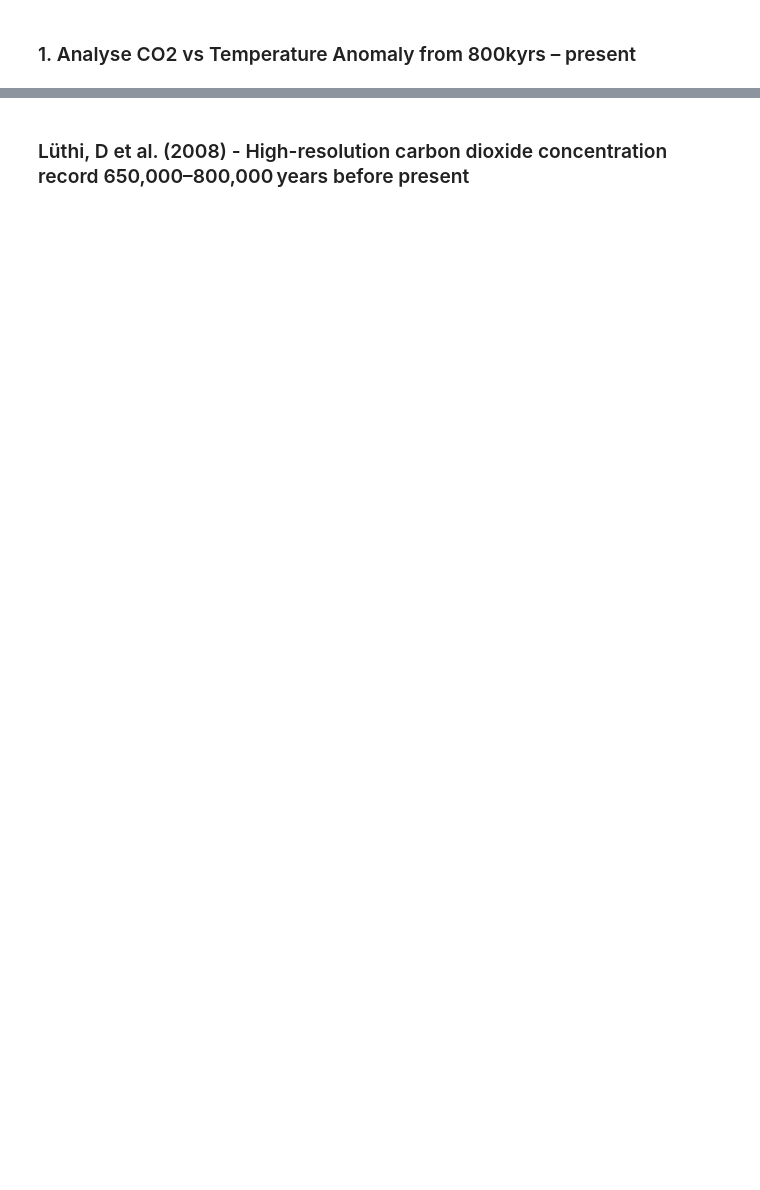
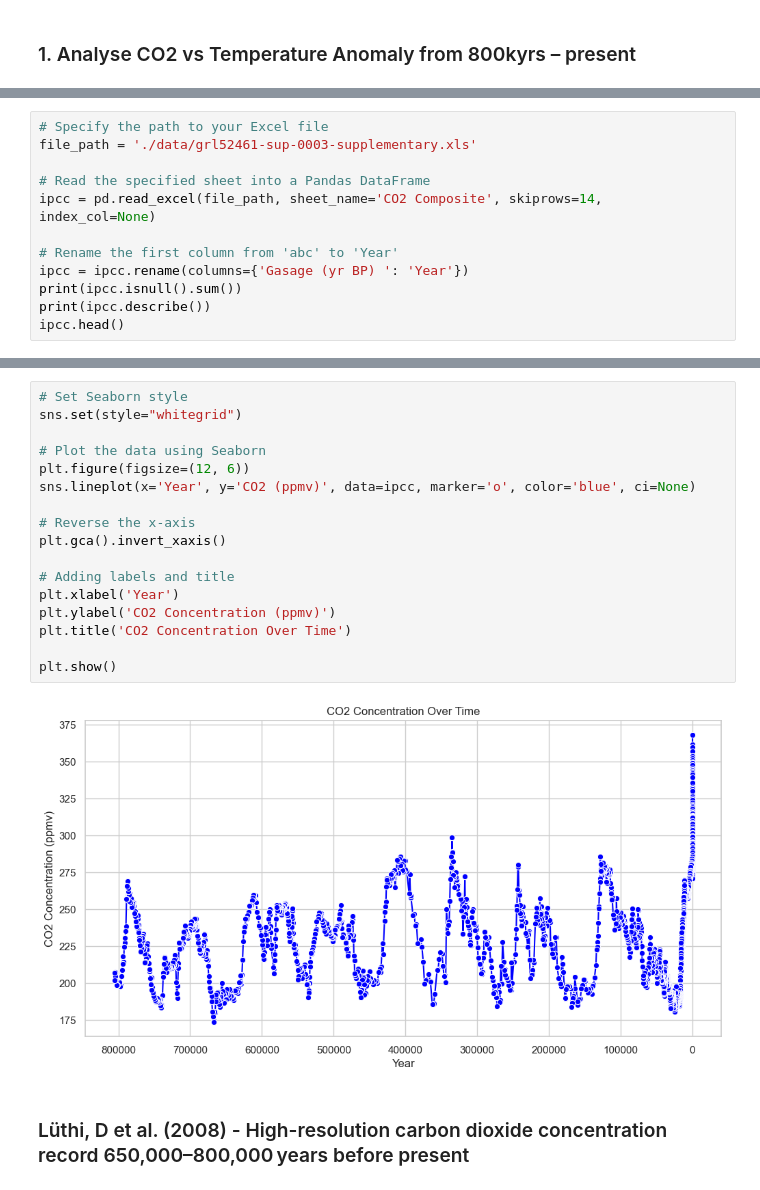
Before and after one commit to Sarahlouhast/Programming-for-Data-Analytics-Project-2, a Jupyter notebook: project.ipynb, the cells around one changed output, grey strips where cells are left out. Saved outputs shown, nothing was run; the diff lists cells and outputs as text; blank space fills up the shorter version.

```diff
--- a/project.ipynb
+++ b/project.ipynb
@@ -66,0 +117,12 @@ Negative Relationship: While the overall trend is positive, variations may exist
+# %%
+# Specify the path to your Excel file
+file_path = './data/grl52461-sup-0003-supplementary.xls'
+
+# Read the specified sheet into a Pandas DataFrame
+ipcc = pd.read_excel(file_path, sheet_name='CO2 Composite', skiprows=14, index_col=None)
+
+# Rename the first column from 'abc' to 'Year'
+ipcc = ipcc.rename(columns={'Gasage (yr BP) ': 'Year'})
+print(ipcc.isnull().sum())
+print(ipcc.describe())
+ipcc.head()
@@ -67,3 +149,22 @@ Negative Relationship: While the overall trend is positive, variations may exist
+# %%
+# Set Seaborn style
+sns.set(style="whitegrid")
+
+# Plot the data using Seaborn
+plt.figure(figsize=(12, 6))
+sns.lineplot(x='Year', y='CO2 (ppmv)', data=ipcc, marker='o', color='blue', ci=None)
+
+# Reverse the x-axis
+plt.gca().invert_xaxis()
+
+# Adding labels and title
+plt.xlabel('Year')
+plt.ylabel('CO2 Concentration (ppmv)')
+plt.title('CO2 Concentration Over Time')
+
+plt.show()
+# %% [output]
+[figure, added]
 # %% [markdown]
 ### Lüthi, D et al. (2008) - High-resolution carbon dioxide concentration record 650,000–800,000 years before present
 # %%
```
Also changed, not shown: parts of 28 cells of this notebook, 4 other files.
